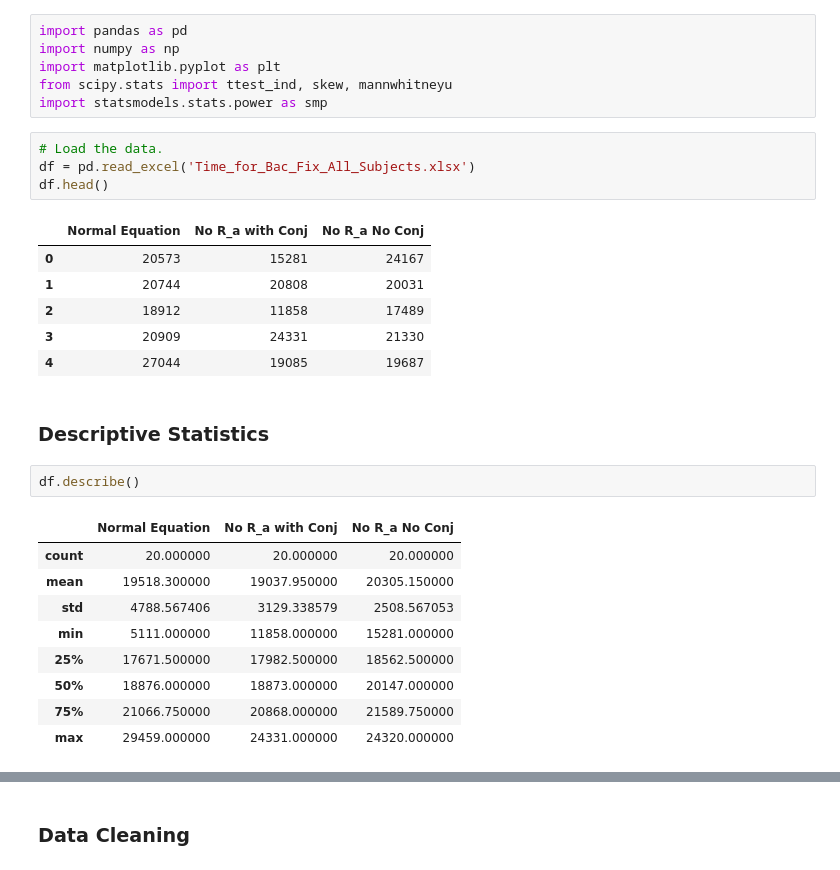
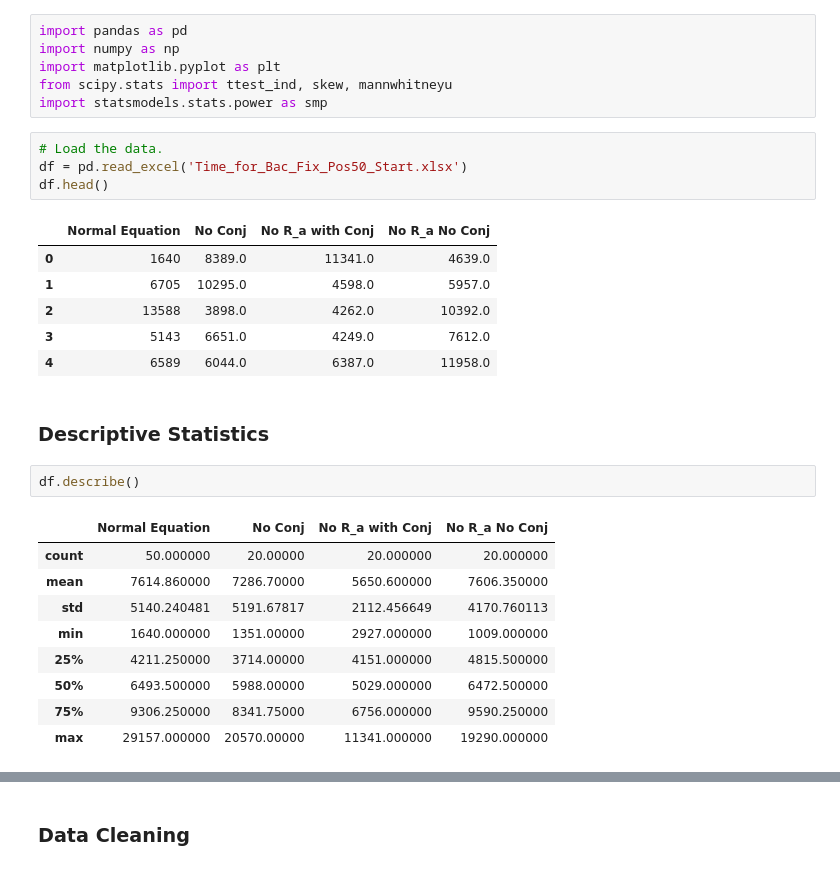
Before and after one commit to Frood-for-Thought/Bac_Evol_SSA, a Jupyter notebook: Experiment 1/Analysis.ipynb, the cells around one changed output, grey strips where cells are left out. Cells and saved outputs as stored; diff of their text form.

```diff
--- a/Experiment 1/Analysis.ipynb
+++ b/Experiment 1/Analysis.ipynb
@@ -6,29 +6,29 @@ from scipy.stats import ttest_ind, skew, mannwhitneyu
 import statsmodels.stats.power as smp
 # %%
 # Load the data.
-df = pd.read_excel('Time_for_Bac_Fix_All_Subjects.xlsx')
+df = pd.read_excel('Time_for_Bac_Fix_Pos50_Start.xlsx')
 df.head()
 # %% [output]
-|  | Normal Equation | No R_a with Conj | No R_a No Conj |
-| 0 | 20573 | 15281 | 24167 |
-| 1 | 20744 | 20808 | 20031 |
-| 2 | 18912 | 11858 | 17489 |
-| 3 | 20909 | 24331 | 21330 |
-| 4 | 27044 | 19085 | 19687 |
+|  | Normal Equation | No Conj | No R_a with Conj | No R_a No Conj |
+| 0 | 1640 | 8389.0 | 11341.0 | 4639.0 |
+| 1 | 6705 | 10295.0 | 4598.0 | 5957.0 |
+| 2 | 13588 | 3898.0 | 4262.0 | 10392.0 |
+| 3 | 5143 | 6651.0 | 4249.0 | 7612.0 |
+| 4 | 6589 | 6044.0 | 6387.0 | 11958.0 |
 # %% [markdown]
 ### Descriptive Statistics
 # %%
 df.describe()
 # %% [output]
-|  | Normal Equation | No R_a with Conj | No R_a No Conj |
-| count | 20.000000 | 20.000000 | 20.000000 |
-| mean | 19518.300000 | 19037.950000 | 20305.150000 |
-| std | 4788.567406 | 3129.338579 | 2508.567053 |
-| min | 5111.000000 | 11858.000000 | 15281.000000 |
-| 25% | 17671.500000 | 17982.500000 | 18562.500000 |
-| 50% | 18876.000000 | 18873.000000 | 20147.000000 |
-| 75% | 21066.750000 | 20868.000000 | 21589.750000 |
-| max | 29459.000000 | 24331.000000 | 24320.000000 |
+|  | Normal Equation | No Conj | No R_a with Conj | No R_a No Conj |
+| count | 50.000000 | 20.00000 | 20.000000 | 20.000000 |
+| mean | 7614.860000 | 7286.70000 | 5650.600000 | 7606.350000 |
+| std | 5140.240481 | 5191.67817 | 2112.456649 | 4170.760113 |
+| min | 1640.000000 | 1351.00000 | 2927.000000 | 1009.000000 |
+| 25% | 4211.250000 | 3714.00000 | 4151.000000 | 4815.500000 |
+| 50% | 6493.500000 | 5988.00000 | 5029.000000 | 6472.500000 |
+| 75% | 9306.250000 | 8341.75000 | 6756.000000 | 9590.250000 |
+| max | 29157.000000 | 20570.00000 | 11341.000000 | 19290.000000 |
 # %%
 # Step 1: Visualize the Data
 plt.figure(figsize=(10, 6))
```
Also changed, not shown: parts of 5 cells of this notebook, 1 other file.
